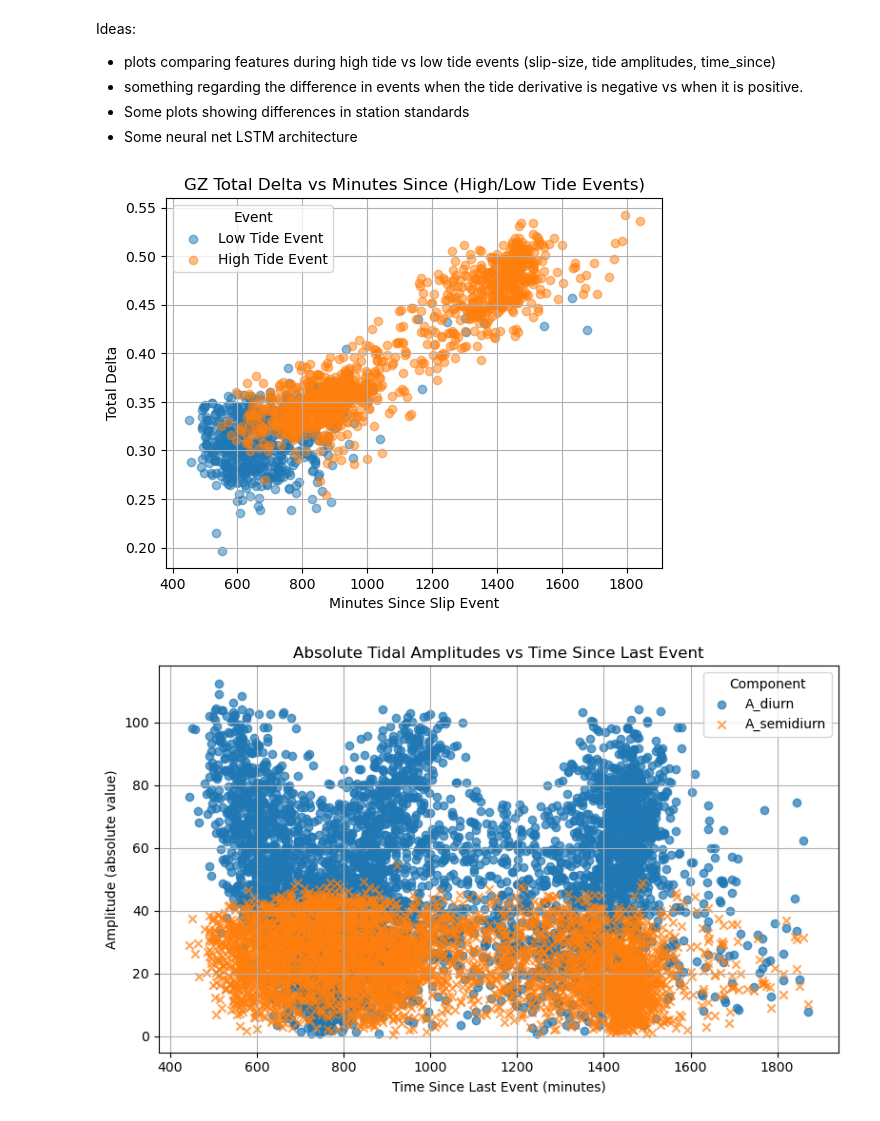
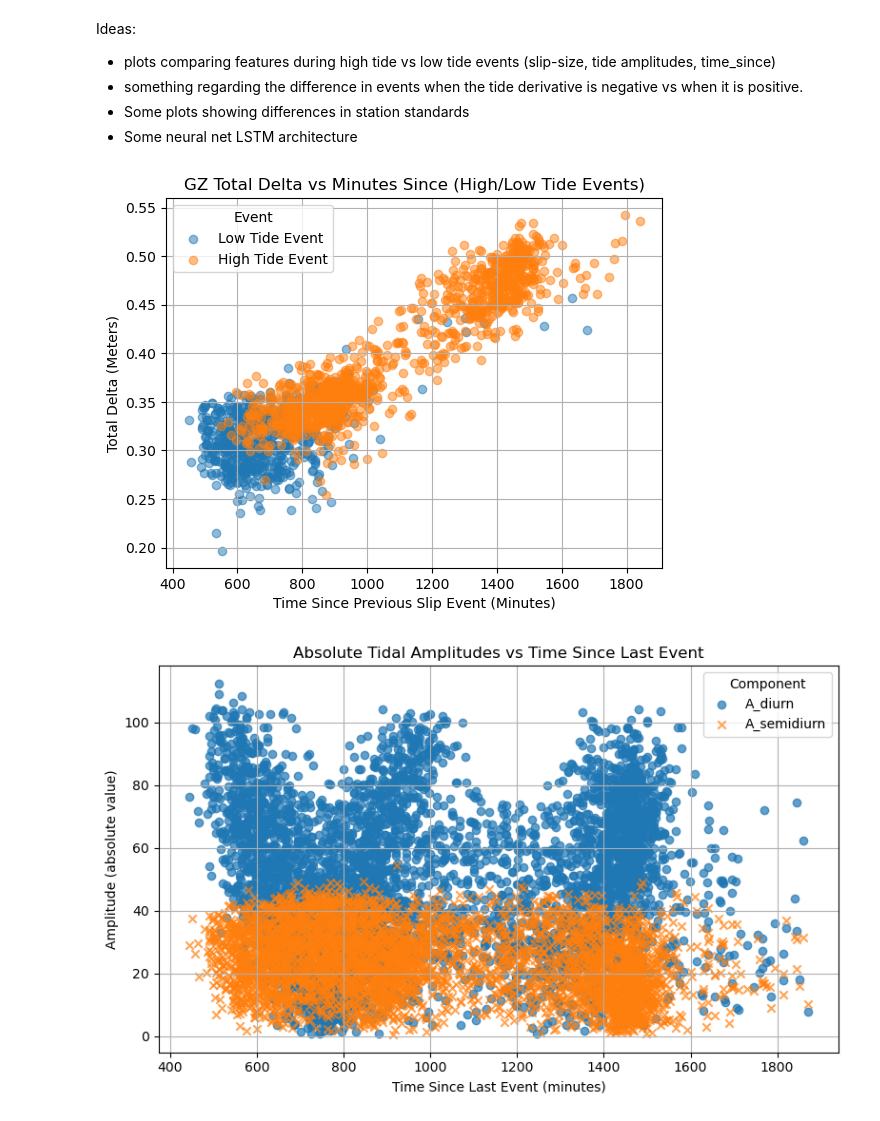
Before and after one commit to MinesGlaciology/whillans-surf, a Jupyter notebook: notebooks/SURF/Time until next evt prediction/EDA.ipynb, the cells around one changed output. Drawn from its saved outputs; the diff is of its cells as text; code cells hidden in the pictures.

```diff
--- a/notebooks/SURF/Time until next evt prediction/EDA.ipynb
+++ b/notebooks/SURF/Time until next evt prediction/EDA.ipynb
@@ -26,28 +27,28 @@ Ideas:
 # %%
 # High vs low tide plot for gz 11-13. Not very clean, capturing whether the low tide event was skipped would make it much better.
 
 fig, ax = plt.subplots()
 
 # colors and labels
 colors = {0: 'tab:blue', 1: 'tab:orange'}
 labels = {0: 'Low Tide Event', 1: 'High Tide Event'}
 
 # Group and plot
 for h_val, group in dfgz.groupby('h_event'):
     ax.scatter(group['mins_since'],
                group['total_delta'],
                c=colors[h_val],
                label=labels[h_val],
                alpha=0.5)
 
-ax.set_xlabel('Minutes Since Slip Event')
-ax.set_ylabel('Total Delta')
+ax.set_xlabel('Time Since Previous Slip Event (Minutes)')
+ax.set_ylabel('Total Delta (Meters)')
 ax.set_title('GZ Total Delta vs Minutes Since (High/Low Tide Events)')
 ax.legend(title='Event')
 ax.grid(True)
 plt.show()
 # %% [output]
-[figure, old version]
+[figure, new version]
 # %%
 
 
```
Also changed, not shown: parts of 12 cells of this notebook, 28 other files.
